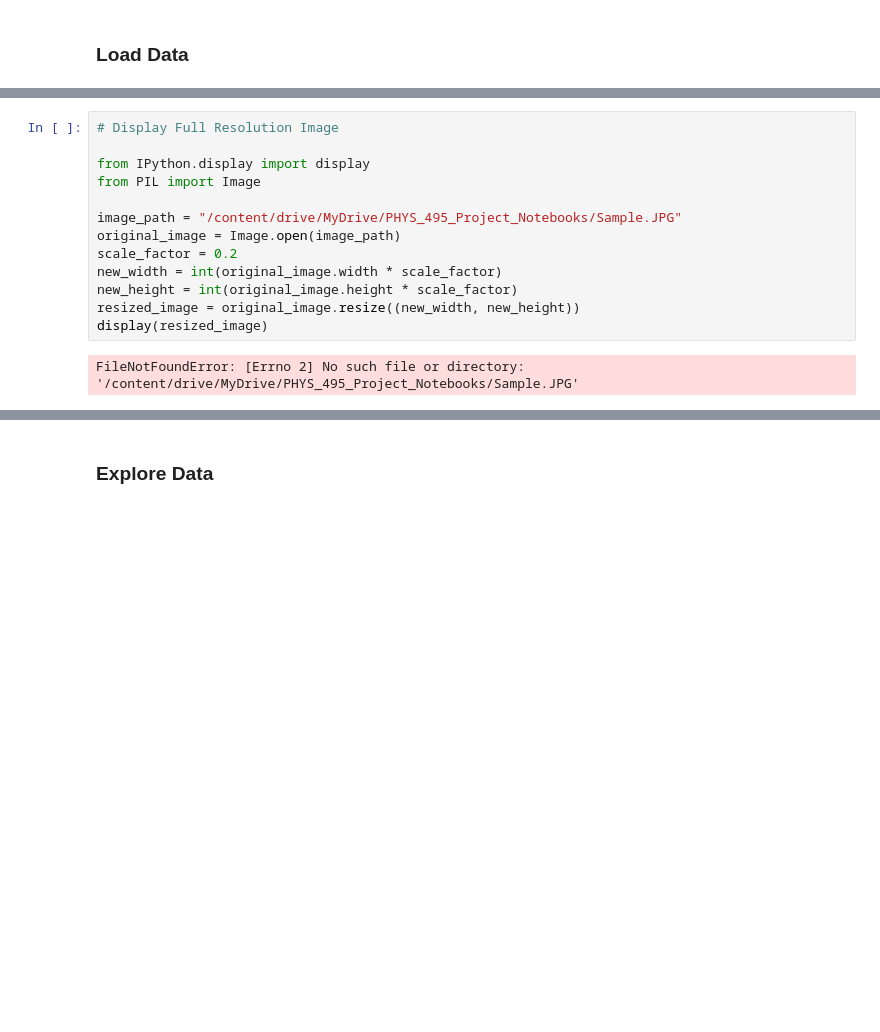
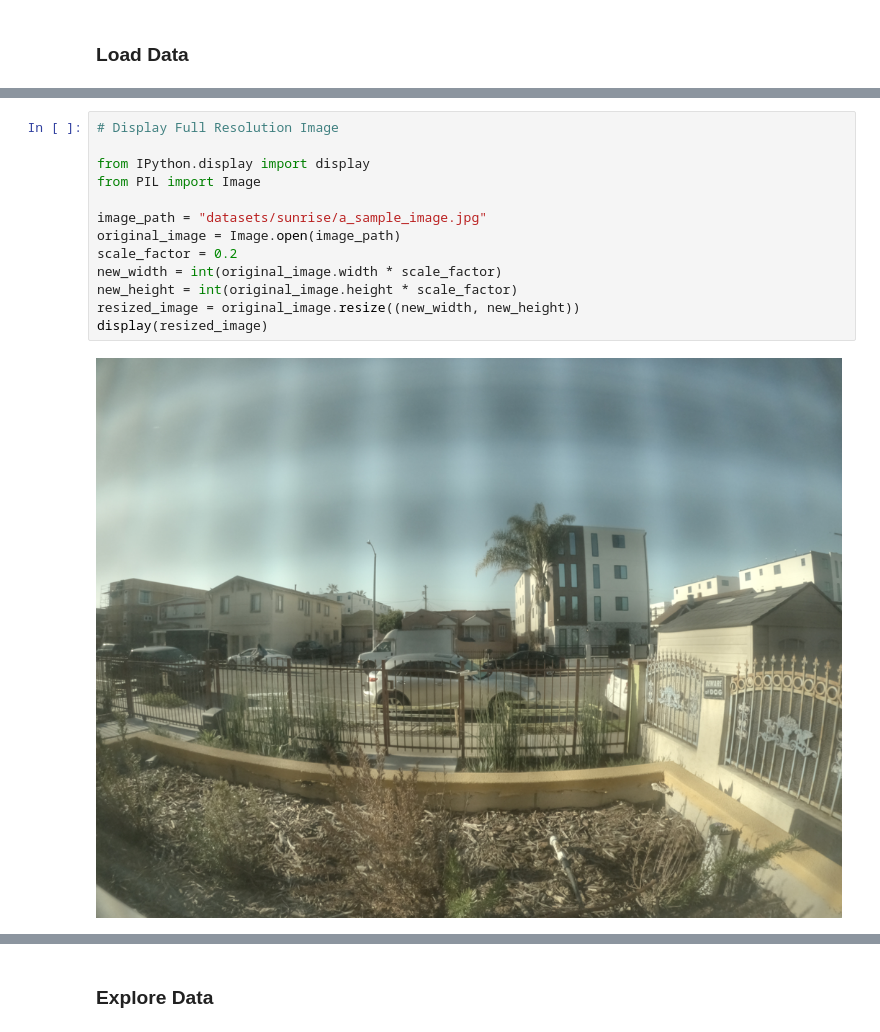
Before and after one commit to tetsnaga/confusion, a Jupyter notebook: Learning_by_Confusion.ipynb, the cells around one changed output, grey strips where cells are left out. Drawn from its saved outputs; the diff is of its cells as text; blank space fills up the shorter version.

```diff
--- a/Learning_by_Confusion.ipynb
+++ b/Learning_by_Confusion.ipynb
@@ -225,15 +224,15 @@ print(sunrise_pictures.shape)
 # %%
 # Display Full Resolution Image
 
 from IPython.display import display
 from PIL import Image
 
-image_path = "/content/drive/MyDrive/PHYS_495_Project_Notebooks/Sample.JPG"
+image_path = "datasets/sunrise/a_sample_image.jpg"
 original_image = Image.open(image_path)
 scale_factor = 0.2
 new_width = int(original_image.width * scale_factor)
 new_height = int(original_image.height * scale_factor)
 resized_image = original_image.resize((new_width, new_height))
 display(resized_image)
 # %% [output]
-FileNotFoundError: [Errno 2] No such file or directory: '/content/drive/MyDrive/PHYS_495_Project_Notebooks/Sample.JPG'
+[figure, added]
```
Also changed, not shown: parts of 32 cells of this notebook, 1 other file.
